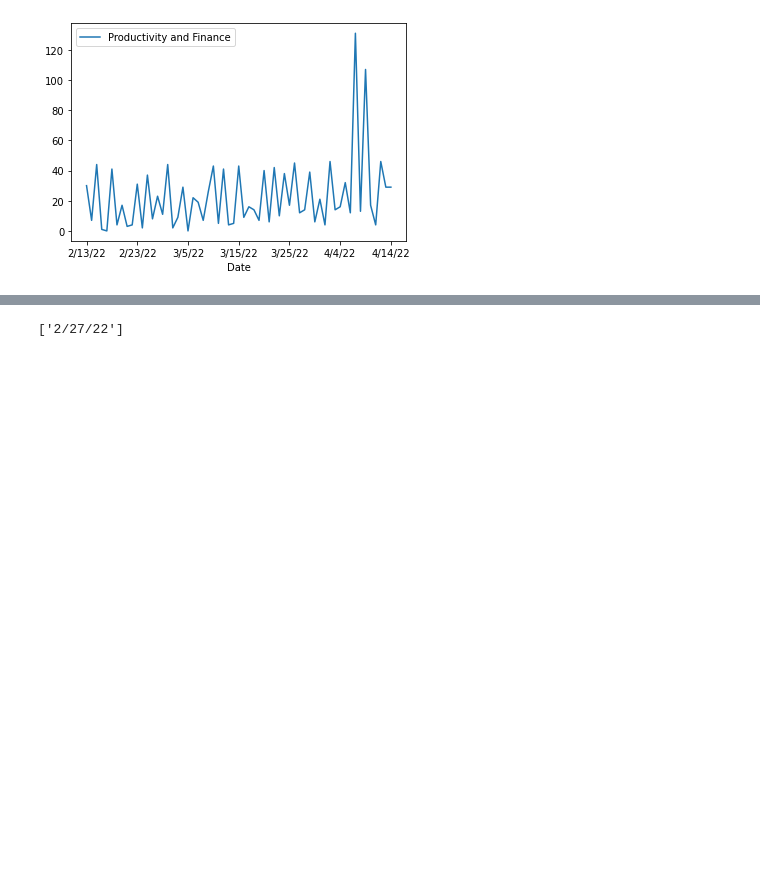
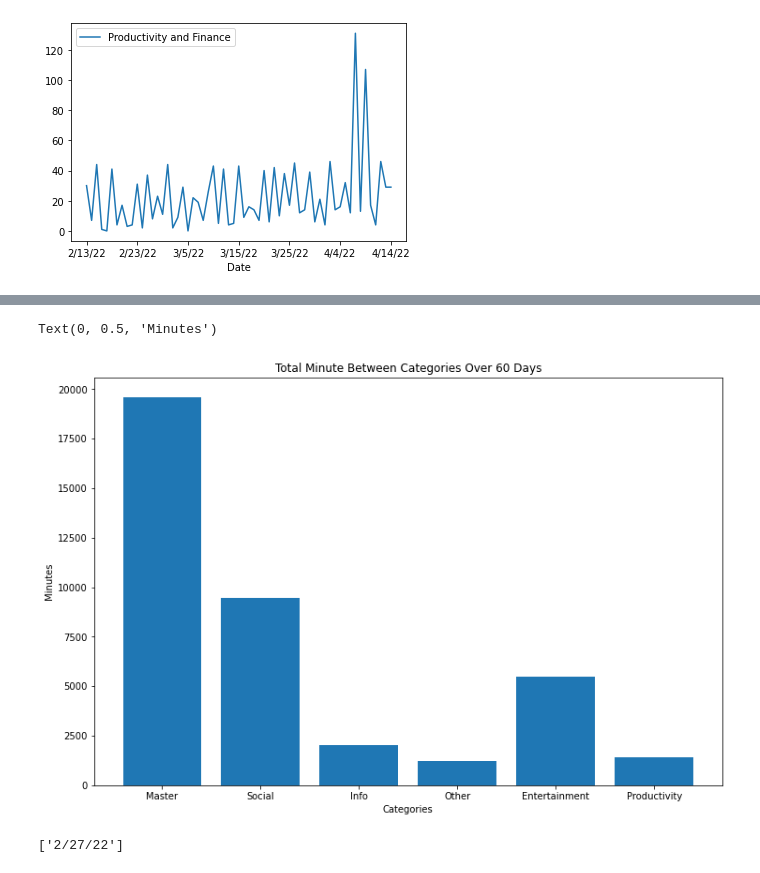
Before and after one commit to nathanBashant/BMIS331_FP, a Jupyter notebook: FinalProject.ipynb, the cells around one changed output, grey strips where cells are left out. Drawn from its saved outputs; the diff is of its cells as text; code cells hidden in the pictures; blank space fills up the shorter version.

```diff
--- a/FinalProject.ipynb
+++ b/FinalProject.ipynb
@@ -113,3 +156,27 @@ merged_df[['Date', 'Productivity and Finance']].groupby('Date', sort=False).mean
+# %%
+master_sum = np.sum(master_col)
+social_sum = np.sum(social_col)
+info_sum = np.sum(info_col)
+oth_sum = np.sum(other_col)
+ent_sum = np.sum(entertainment_col)
+prod_sum = np.sum(productivity_col)
+
+stats_dict = {'Stats':['Categories','Master', 'Social','Info','Other','Entertainment','Productivity'], 'Number': ["Minutes", master_sum, social_sum, info_sum, oth_sum, ent_sum, prod_sum]}
+stats_dict_df = pd.DataFrame(stats_dict)
+stats_dict_df.to_csv("output_total_data.csv", header = 0, index = False, float_format = "%.2f")
+
+new_df = pd.read_csv("output_total_data.csv")
+
+categories = new_df['Categories']
+mins = new_df['Minutes']
+f, ax = plt.subplots(figsize=(12,8))
+bar_chart = plt.bar(categories, mins)
+plt.title('Total Minute Between Categories Over 60 Days')
+plt.xlabel('Categories')
+plt.ylabel('Minutes')
+# %% [output]
+Text(0, 0.5, 'Minutes')
+[figure, added]
 # %%
 from sklearn.preprocessing import MinMaxScaler
 import pandas as pd
```
Also changed, not shown: parts of 3 cells of this notebook, 4 other files.
